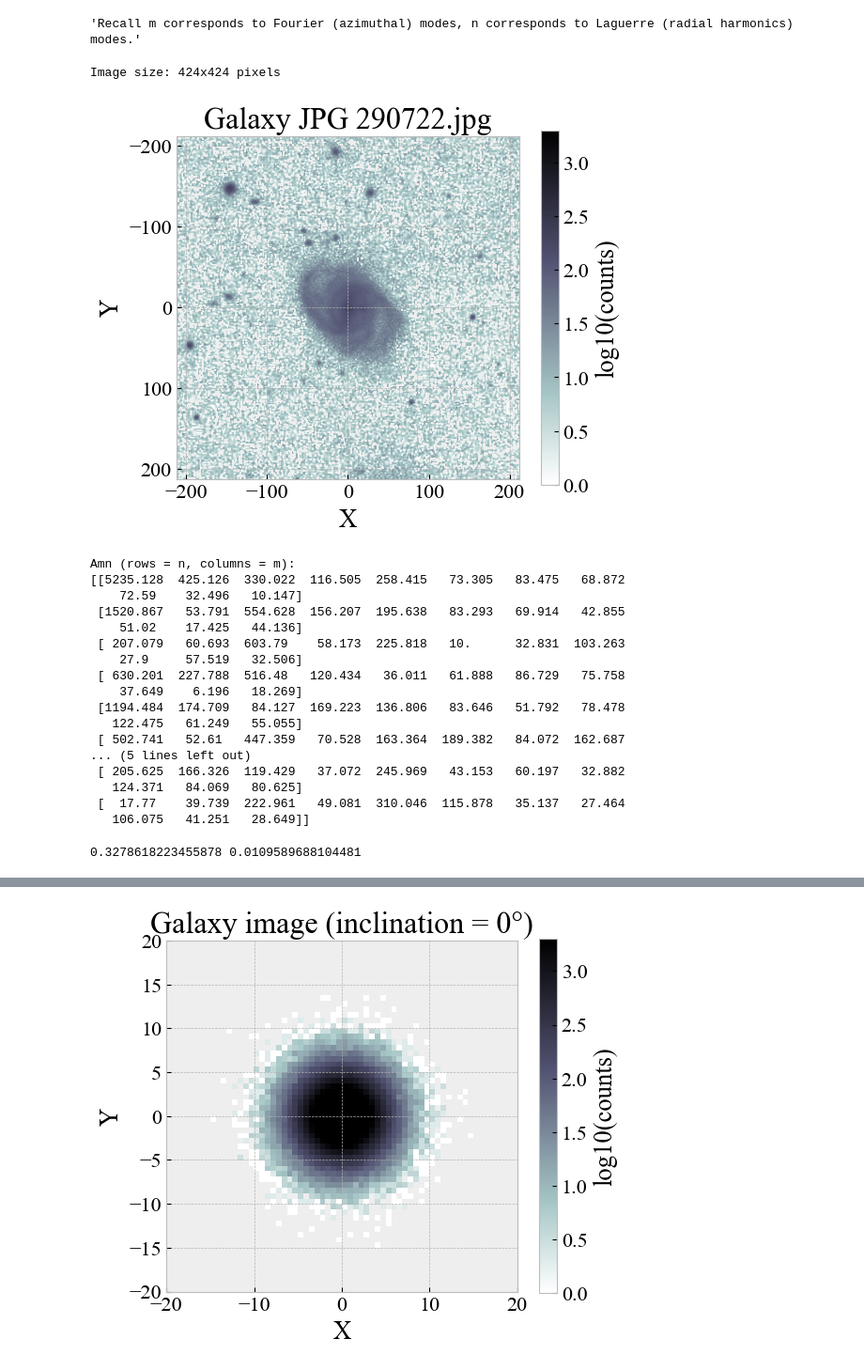
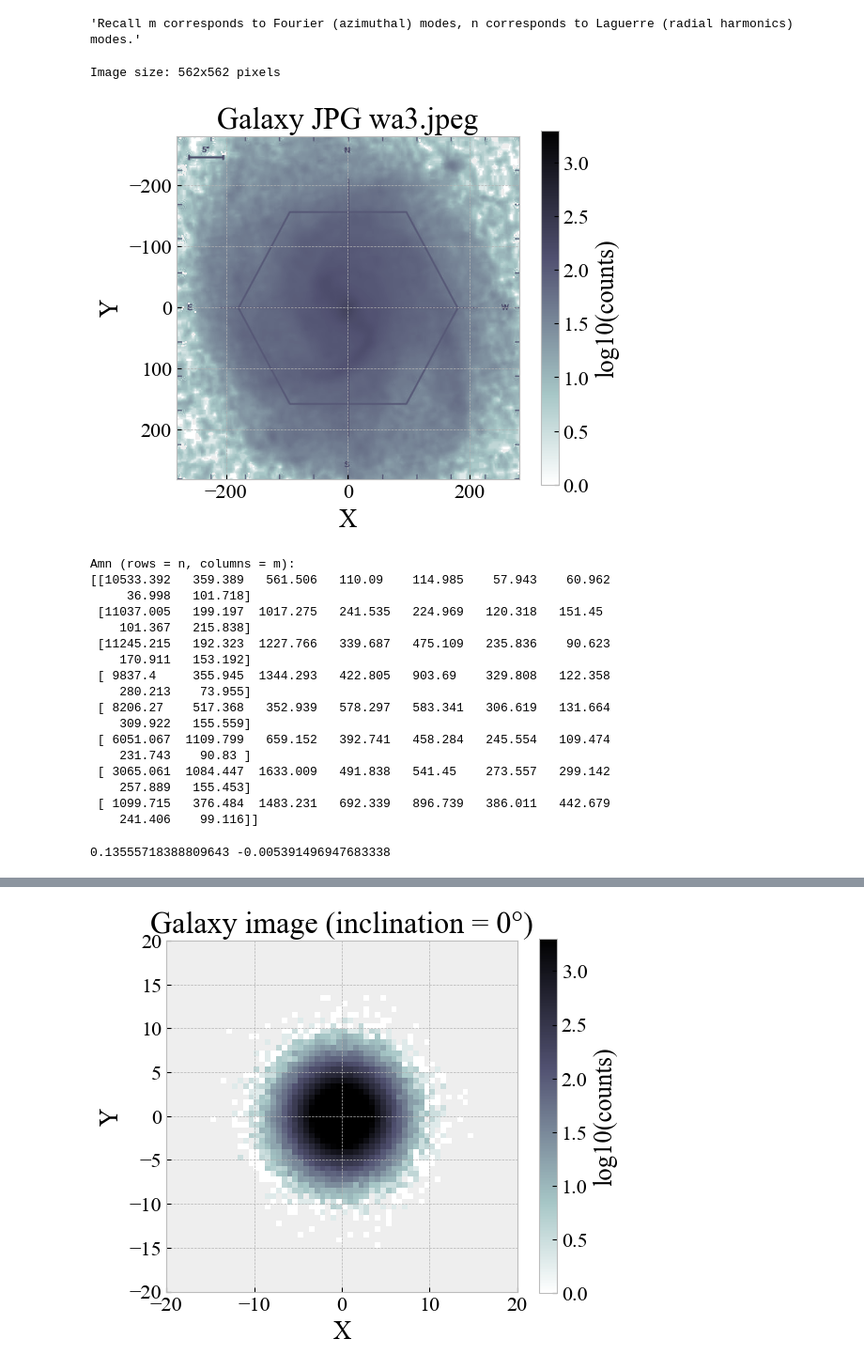
Before and after one commit to meganhmartinez/Sonification, a Jupyter notebook: Expansions.ipynb, the cells around one changed output, grey strips where cells are left out. Shown at 94% size. Saved outputs shown, nothing was run; the diff lists cells and outputs as text; code cells hidden in the pictures.

```diff
--- a/Expansions.ipynb
+++ b/Expansions.ipynb
@@ -48,7 +49,8 @@ noise = 0.5
 # %% [output]
 'Recall m corresponds to Fourier (azimuthal) modes, n corresponds to Laguerre (radial harmonics) modes.'
 # %%
-file="290722.jpg"  # replace with your image file
+file="wa3.jpeg"  # replace with your image file
+rmax = 281  # radius in pixels, adjust as needed
 img_pil = Image.open(file).convert("L")
 w, h    = img_pil.size
 print(f"Image size: {w}x{h} pixels")
@@ -111,7 +113,7 @@ for inc in tqdm(incl_list, desc="Processing inclinations", unit="inclination"):
     for PA in PA_list:
         # generate the galaxy
         D = DiscGalaxy(N=N, a=a)
-        D.rotate_disc(inc, PA, 0)
+        D.rotate_disc(inc, 0, PA)
         D.generate_image(rmax=rmax, nbins=nbins, noiselevel=noise)
         E = D.make_pointexpansion(mmax, nmax, 20)
 
@@ -130,50 +132,50 @@ for inc in tqdm(incl_list, desc="Processing inclinations", unit="inclination"):
         eta_cos.append(etacos)
 
     # plot one curve (inc fixed, PA varying)
     plt.plot(etas, eta_cos, '-', label=f"{inc:.0f}°", color=my_gradient(colorindx[i]))
     i += 1
 
 plt.xlabel(r"$\eta$")
 plt.ylabel(r"$\eta_{cos}$")
 labelLines(plt.gca().get_lines(),align=False,fontsize=14)
 plt.title(r"$\eta$ vs $\eta_{cos}$")
 plt.grid(True)
 
 # now do the blind test and overplot a big marker
 
 
 num_cos = sum(coscoefstrue[2,n] for n in range(nmax))
 
 num     = sum(np.hypot(coscoefstrue[2,n], sincoefstrue[2,n]) for n in range(nmax))
 den     = sum(abs(coscoefstrue[0,n])            for n in range(nmax))
 
 eta_bt     = num/den
 eta_cos_bt = num_cos/den
 
 
 # big red dot
 plt.plot(eta_bt, eta_cos_bt, 'o', color='red', markersize=10, label="Blind Test")
 print(eta_bt, eta_cos_bt)
 plt.tight_layout()
 plt.show()
 # %% [output]
-Image size: 424x424 pixels
+Image size: 562x562 pixels
-[figure, old version]
+[figure, new version]
 Amn (rows = n, columns = m):
-[[5235.128  425.126  330.022  116.505  258.415   73.305   83.475   68.872
-    72.59    32.496   10.147]
- [1520.867   53.791  554.628  156.207  195.638   83.293   69.914   42.855
-    51.02    17.425   44.136]
- [ 207.079   60.693  603.79    58.173  225.818   10.      32.831  103.263
-    27.9     57.519   32.506]
- [ 630.201  227.788  516.48   120.434   36.011   61.888   86.729   75.758
-    37.649    6.196   18.269]
- [1194.484  174.709   84.127  169.223  136.806   83.646   51.792   78.478
-   122.475   61.249   55.055]
- [ 502.741   52.61   447.359   70.528  163.364  189.382   84.072  162.687
-... (5 lines left out)
- [ 205.625  166.326  119.429   37.072  245.969   43.153   60.197   32.882
-   124.371   84.069   80.625]
- [  17.77    39.739  222.961   49.081  310.046  115.878   35.137   27.464
-   106.075   41.251   28.649]]
+[[10533.392   359.389   561.506   110.09    114.985    57.943    60.962
+     36.998   101.718]
+ [11037.005   199.197  1017.275   241.535   224.969   120.318   151.45
+    101.367   215.838]
+ [11245.215   192.323  1227.766   339.687   475.109   235.836    90.623
+    170.911   153.192]
+ [ 9837.4     355.945  1344.293   422.805   903.69    329.808   122.358
+    280.213    73.955]
+ [ 8206.27    517.368   352.939   578.297   583.341   306.619   131.664
+    309.922   155.559]
+ [ 6051.067  1109.799   659.152   392.741   458.284   245.554   109.474
+    231.743    90.83 ]
+ [ 3065.061  1084.447  1633.009   491.838   541.45    273.557   299.142
+    257.889   155.453]
+ [ 1099.715   376.484  1483.231   692.339   896.739   386.011   442.679
+    241.406    99.116]]
-0.3278618223455878 0.0109589688104481
+0.13555718388809643 -0.005391496947683338
```
Also changed, not shown: parts of 3 cells of this notebook, 6 other files.
